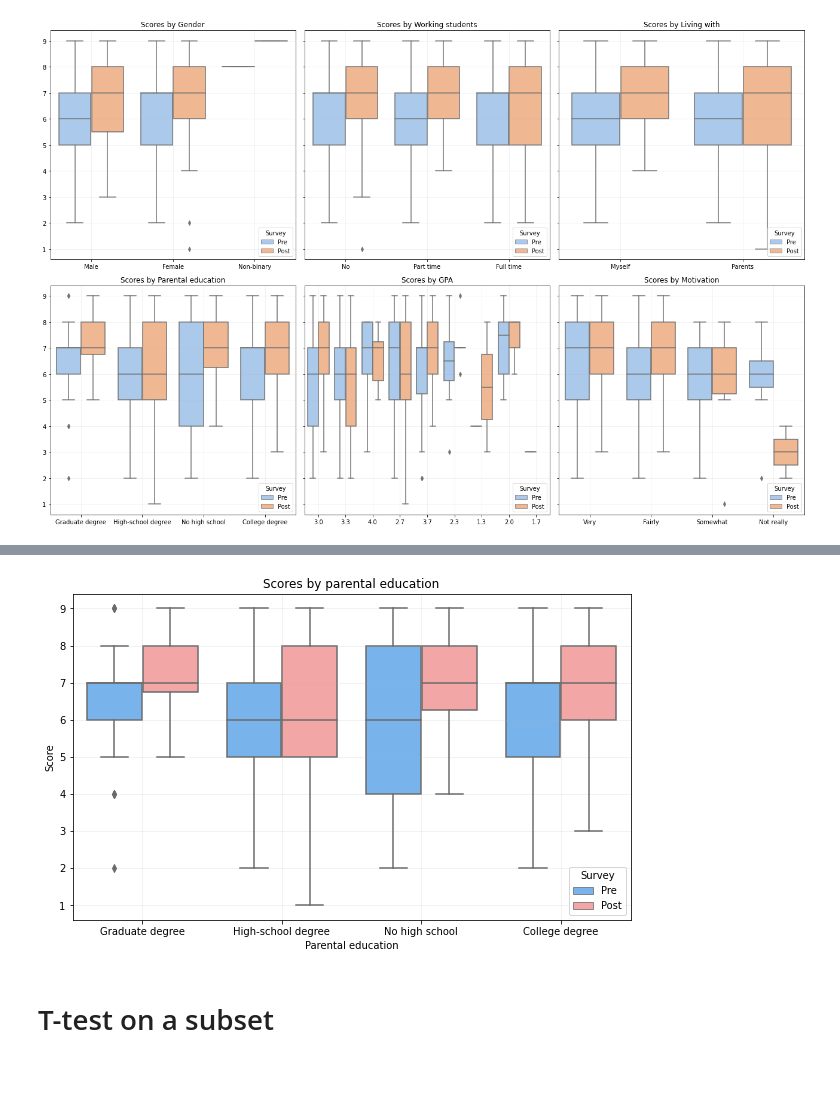
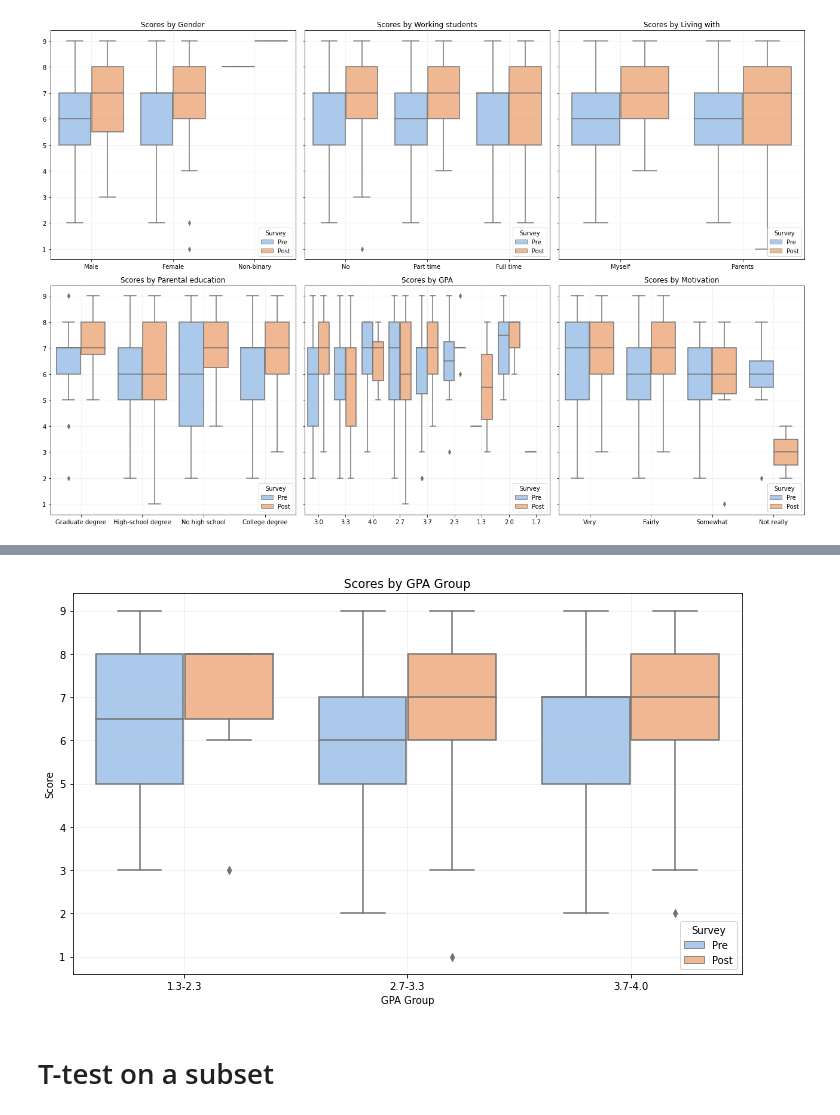
Before and after one commit to eldarsaraj/crt-assessment, a Jupyter notebook: _build/jupyter_execute/Files/code.ipynb, the cells around one changed output, grey strips where cells are left out. Saved outputs shown, nothing was run; the diff lists cells and outputs as text; code cells hidden in the pictures; blank space fills up the shorter version.

```diff
--- a/_build/jupyter_execute/Files/code.ipynb
+++ b/_build/jupyter_execute/Files/code.ipynb
@@ -498 +498,7 @@ plt.show()
+# %%
+# Combine age into groups for easier plotting
+
+bins = [0, 20, 30, 40, combined_df['Age'].max()]
+labels = ['0-20', '21-30', '31-40', '41+']
+combined_df['Age Group'] = pd.cut(combined_df['Age'], bins=bins, labels=labels, right=False)
 # %%
@@ -507,12 +513,20 @@ plt.show()
+# %%
+# Group GPA for easier plotting
+
+combined_df['GPA'] = pd.to_numeric(combined_df['GPA'])
+
+gpa_bins = [1.3, 2.3, 3.3, 4.0]
+gpa_labels = ['1.3-2.3', '2.7-3.3', '3.7-4.0']
+combined_df['GPA Group'] = pd.cut(combined_df['GPA'], bins=gpa_bins, labels=gpa_labels, right=False)
 # %%
-plt.figure(figsize=(10, 6))
-sns.boxplot(x='Parental education', y='Score', hue='Survey', data=combined_df, palette=colors)
-plt.title(f'Scores by parental education')
+plt.figure(figsize=(12, 7))
+sns.boxplot(x='GPA Group', y='Score', hue='Survey', data=combined_df, palette='pastel')
+plt.title('Scores by GPA Group')
 plt.grid(alpha=0.2)
-plt.legend(title='Survey')
+plt.legend(title='Survey', loc='lower right')
 plt.show()
 # %% [output]
-[figure, old version]
+[figure, new version]
 # %% [markdown]
 # T-test on a subset
 # %%
```
Also changed, not shown: parts of 4 cells of this notebook, 27 other files.
